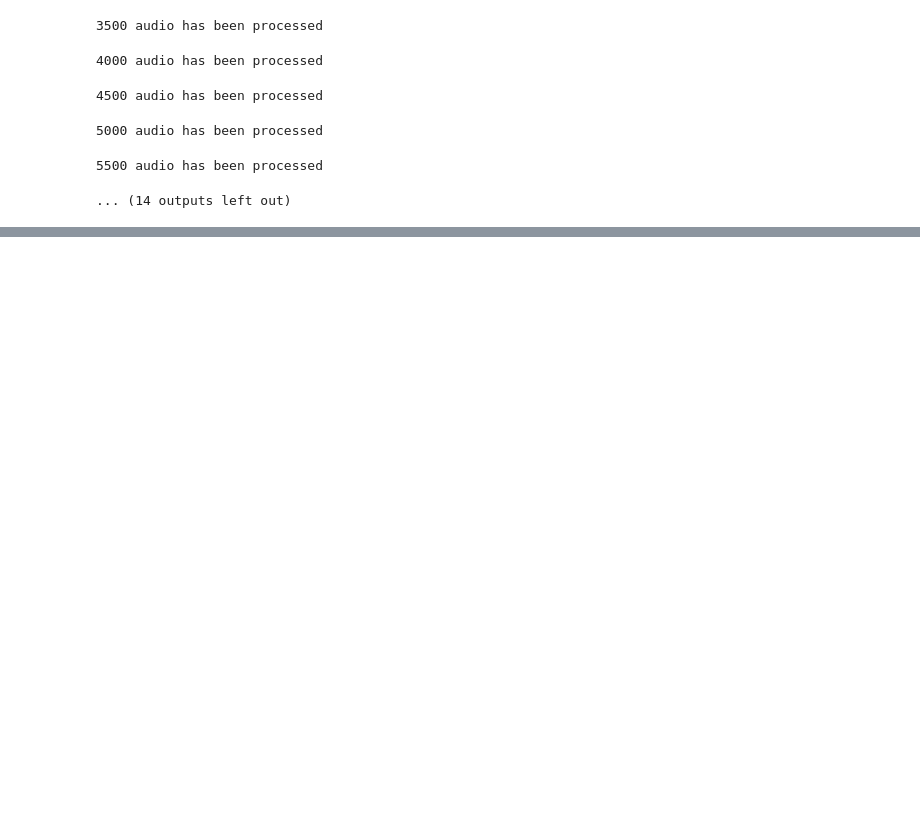
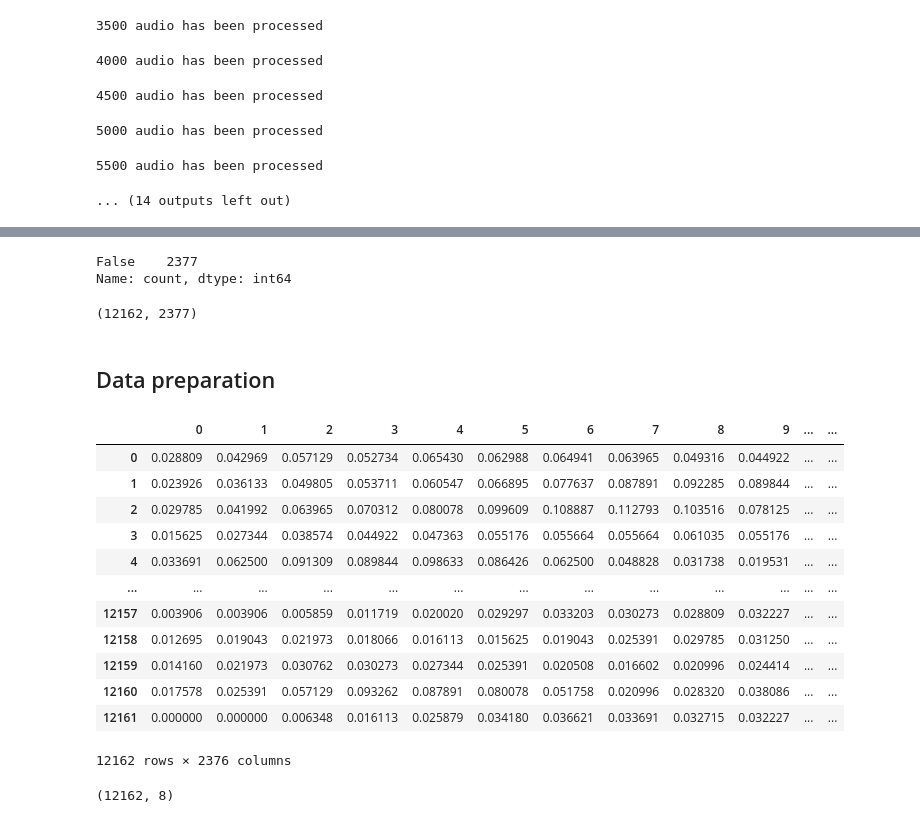
Before and after one commit to Gierek49/Portfolio, a Jupyter notebook: Speech emotion recognition/Model2.ipynb, the cells around one changed output, grey strips where cells are left out. Saved outputs shown, nothing was run; the diff lists cells and outputs as text; code cells hidden in the pictures; blank space fills up the shorter version.

Commit message:
Data preprocessing

```diff
--- a/Speech emotion recognition/Model2.ipynb
+++ b/Speech emotion recognition/Model2.ipynb
@@ -343,2 +344,13 @@ def get_feature(path,duration=2.5, offset=0.6):
 
     return audio
+# %%
+def take_duration(path):
+    data,sr = librosa.load(path)
+    return librosa.get_duration(y=data,sr=sr)
+# %%
+time = []
+for path in speach_data.File:
+    duration = take_duration(path)
+    time.append(duration)
+
+print(round(sum(time)/len(time),2))
@@ -390,0 +419,31 @@ Length: 2377, dtype: int64
+# %%
+Emotions = Emotions.fillna(0)
+Emotions.isnull().any().value_counts()
+# %% [output]
+False    2377
+Name: count, dtype: int64
+# %%
+Emotions.shape
+# %% [output]
+(12162, 2377)
+# %% [markdown]
+## Data preparation
+# %%
+X = Emotions.iloc[:,:-1]
+Y = Emotions['Emotions']
+# %%
+X
+# %% [output]
+|  | 0 | 1 | 2 | 3 | 4 | 5 | 6 | 7 | 8 | 9 | ... | ... |
+| 0 | 0.028809 | 0.042969 | 0.057129 | 0.052734 | 0.065430 | 0.062988 | 0.064941 | 0.063965 | 0.049316 | 0.044922 | ... | ... |
+| 1 | 0.023926 | 0.036133 | 0.049805 | 0.053711 | 0.060547 | 0.066895 | 0.077637 | 0.087891 | 0.092285 | 0.089844 | ... | ... |
+| 2 | 0.029785 | 0.041992 | 0.063965 | 0.070312 | 0.080078 | 0.099609 | 0.108887 | 0.112793 | 0.103516 | 0.078125 | ... | ... |
+| 3 | 0.015625 | 0.027344 | 0.038574 | 0.044922 | 0.047363 | 0.055176 | 0.055664 | 0.055664 | 0.061035 | 0.055176 | ... | ... |
+| 4 | 0.033691 | 0.062500 | 0.091309 | 0.089844 | 0.098633 | 0.086426 | 0.062500 | 0.048828 | 0.031738 | 0.019531 | ... | ... |
+| ... | ... | ... | ... | ... | ... | ... | ... | ... | ... | ... | ... | ... |
+| 12157 | 0.003906 | 0.003906 | 0.005859 | 0.011719 | 0.020020 | 0.029297 | 0.033203 | 0.030273 | 0.028809 | 0.032227 | ... | ... |
+| 12158 | 0.012695 | 0.019043 | 0.021973 | 0.018066 | 0.016113 | 0.015625 | 0.019043 | 0.025391 | 0.029785 | 0.031250 | ... | ... |
+| 12159 | 0.014160 | 0.021973 | 0.030762 | 0.030273 | 0.027344 | 0.025391 | 0.020508 | 0.016602 | 0.020996 | 0.024414 | ... | ... |
+| 12160 | 0.017578 | 0.025391 | 0.057129 | 0.093262 | 0.087891 | 0.080078 | 0.051758 | 0.020996 | 0.028320 | 0.038086 | ... | ... |
+| 12161 | 0.000000 | 0.000000 | 0.006348 | 0.016113 | 0.025879 | 0.034180 | 0.036621 | 0.033691 | 0.032715 | 0.032227 | ... | ... |
+12162 rows × 2376 columns
@@ -390,0 +452,5 @@ Length: 2377, dtype: int64
+# %%
+y = ohe.fit_transform(np.array(Y).reshape(-1,1)).toarray()
+y.shape
+# %% [output]
+(12162, 8)
```
Also changed, not shown: parts of 10 cells of this notebook.
